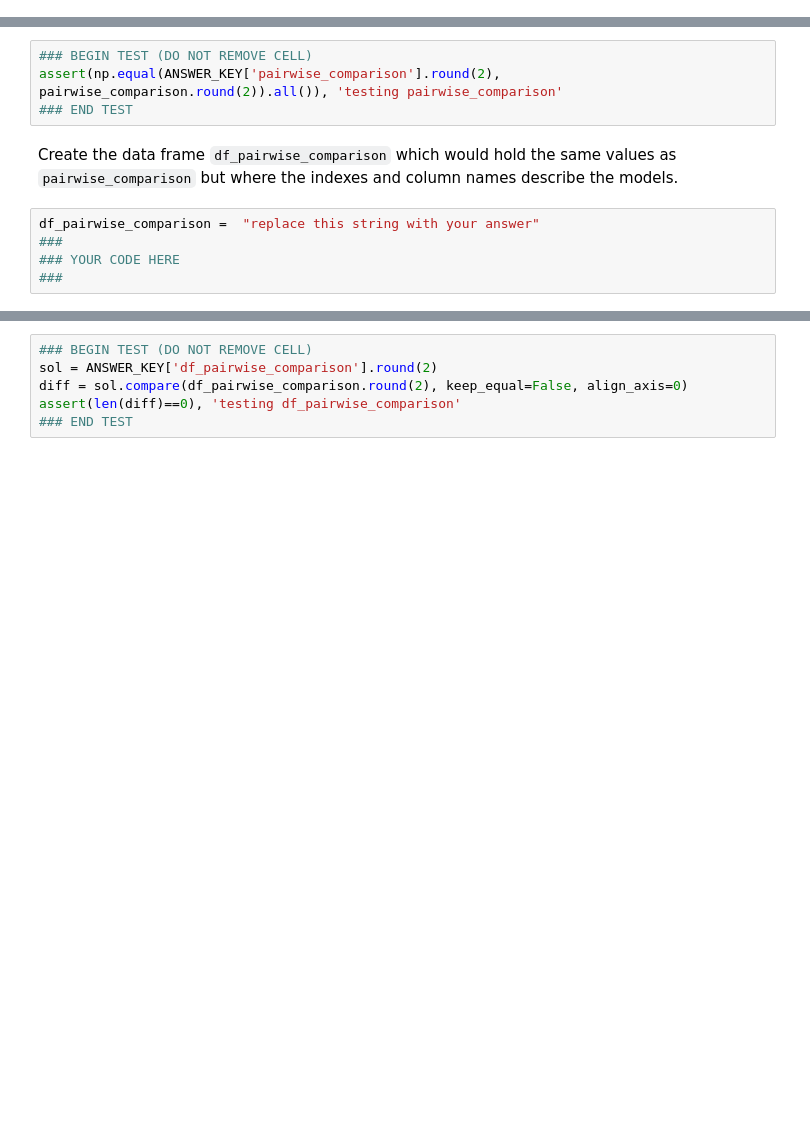
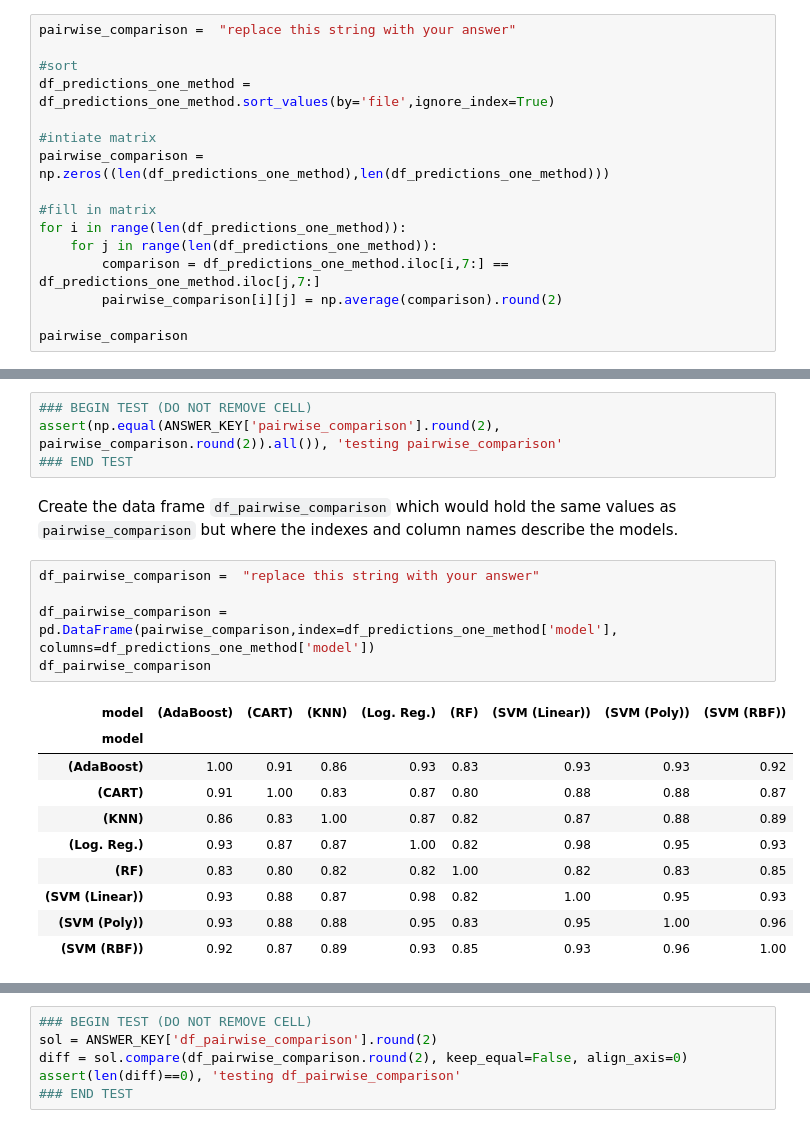
Before and after one commit to MiraculousGu/CIS-432-Predictive-Analysis-Using-Python, a Jupyter notebook: HW 3/Homework3.ipynb, the cells around one changed output, grey strips where cells are left out. Cells and saved outputs as stored; diff of their text form; blank space fills up the shorter version.

```diff
--- a/HW 3/Homework3.ipynb
+++ b/HW 3/Homework3.ipynb
@@ -504,0 +632,16 @@ pairwise_comparison =  "replace this string with your answer"
+# %%
+pairwise_comparison =  "replace this string with your answer"
+
+#sort
+df_predictions_one_method = df_predictions_one_method.sort_values(by='file',ignore_index=True)
+
+#intiate matrix
+pairwise_comparison = np.zeros((len(df_predictions_one_method),len(df_predictions_one_method)))
+
+#fill in matrix
+for i in range(len(df_predictions_one_method)):
+    for j in range(len(df_predictions_one_method)):
+        comparison = df_predictions_one_method.iloc[i,7:] == df_predictions_one_method.iloc[j,7:]
+        pairwise_comparison[i][j] = np.average(comparison).round(2)
+
+pairwise_comparison
@@ -513,9 +674,20 @@ assert(np.equal(ANSWER_KEY['pairwise_comparison'].round(2), pairwise_comparison.
 Create the data frame `df_pairwise_comparison` which would hold the same values as `pairwise_comparison` but where the indexes and column names describe the models.
 # %%
 df_pairwise_comparison =  "replace this string with your answer"
-###
-### YOUR CODE HERE
-###
+
+df_pairwise_comparison = pd.DataFrame(pairwise_comparison,index=df_predictions_one_method['model'], columns=df_predictions_one_method['model'])
+df_pairwise_comparison
+# %% [output]
+| model | (AdaBoost) | (CART) | (KNN) | (Log. Reg.) | (RF) | (SVM (Linear)) | (SVM (Poly)) | (SVM (RBF)) |
+| model |  |  |  |  |  |  |  |  |
+| (AdaBoost) | 1.00 | 0.91 | 0.86 | 0.93 | 0.83 | 0.93 | 0.93 | 0.92 |
+| (CART) | 0.91 | 1.00 | 0.83 | 0.87 | 0.80 | 0.88 | 0.88 | 0.87 |
+| (KNN) | 0.86 | 0.83 | 1.00 | 0.87 | 0.82 | 0.87 | 0.88 | 0.89 |
+| (Log. Reg.) | 0.93 | 0.87 | 0.87 | 1.00 | 0.82 | 0.98 | 0.95 | 0.93 |
+| (RF) | 0.83 | 0.80 | 0.82 | 0.82 | 1.00 | 0.82 | 0.83 | 0.85 |
+| (SVM (Linear)) | 0.93 | 0.88 | 0.87 | 0.98 | 0.82 | 1.00 | 0.95 | 0.93 |
+| (SVM (Poly)) | 0.93 | 0.88 | 0.88 | 0.95 | 0.83 | 0.95 | 1.00 | 0.96 |
+| (SVM (RBF)) | 0.92 | 0.87 | 0.89 | 0.93 | 0.85 | 0.93 | 0.96 | 1.00 |
 # %%
 # expected output
 ANSWER_KEY['df_pairwise_comparison'].round(2)
```
Also changed, not shown: parts of 30 cells of this notebook, 2 other files.
